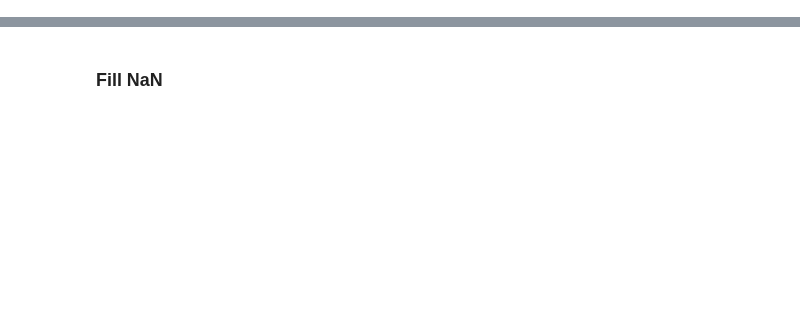
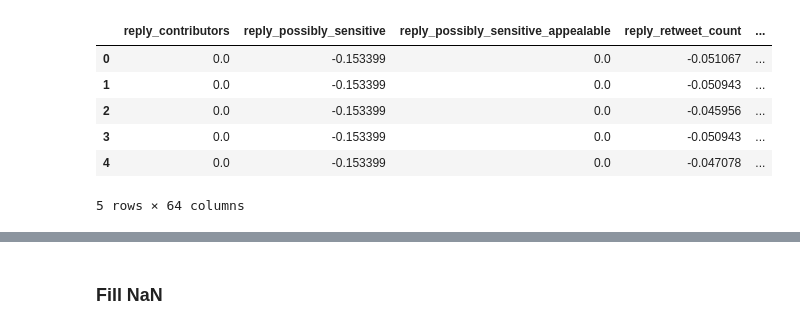
Before and after one commit to HandanYU/Rumour-detection, a Jupyter notebook: experiment.ipynb, the cells around one changed output, grey strips where cells are left out. Drawn from its saved outputs; the diff is of its cells as text; code cells hidden in the pictures; blank space fills up the shorter version.

```diff
--- a/experiment.ipynb
+++ b/experiment.ipynb
@@ -34,0 +48,11 @@ memory usage: 85.8 KB
+# %%
+dev_stat.drop(columns=['Unnamed: 0', 'contributors'], inplace=True)
+dev_stat.head()
+# %% [output]
+|  | reply_contributors | reply_possibly_sensitive | reply_possibly_sensitive_appealable | reply_retweet_count | ... |
+| 0 | 0.0 | -0.153399 | 0.0 | -0.051067 | ... |
+| 1 | 0.0 | -0.153399 | 0.0 | -0.050943 | ... |
+| 2 | 0.0 | -0.153399 | 0.0 | -0.045956 | ... |
+| 3 | 0.0 | -0.153399 | 0.0 | -0.050943 | ... |
+| 4 | 0.0 | -0.153399 | 0.0 | -0.047078 | ... |
+5 rows × 64 columns
```
Also changed, not shown: parts of 20 cells of this notebook, 2 other files.
